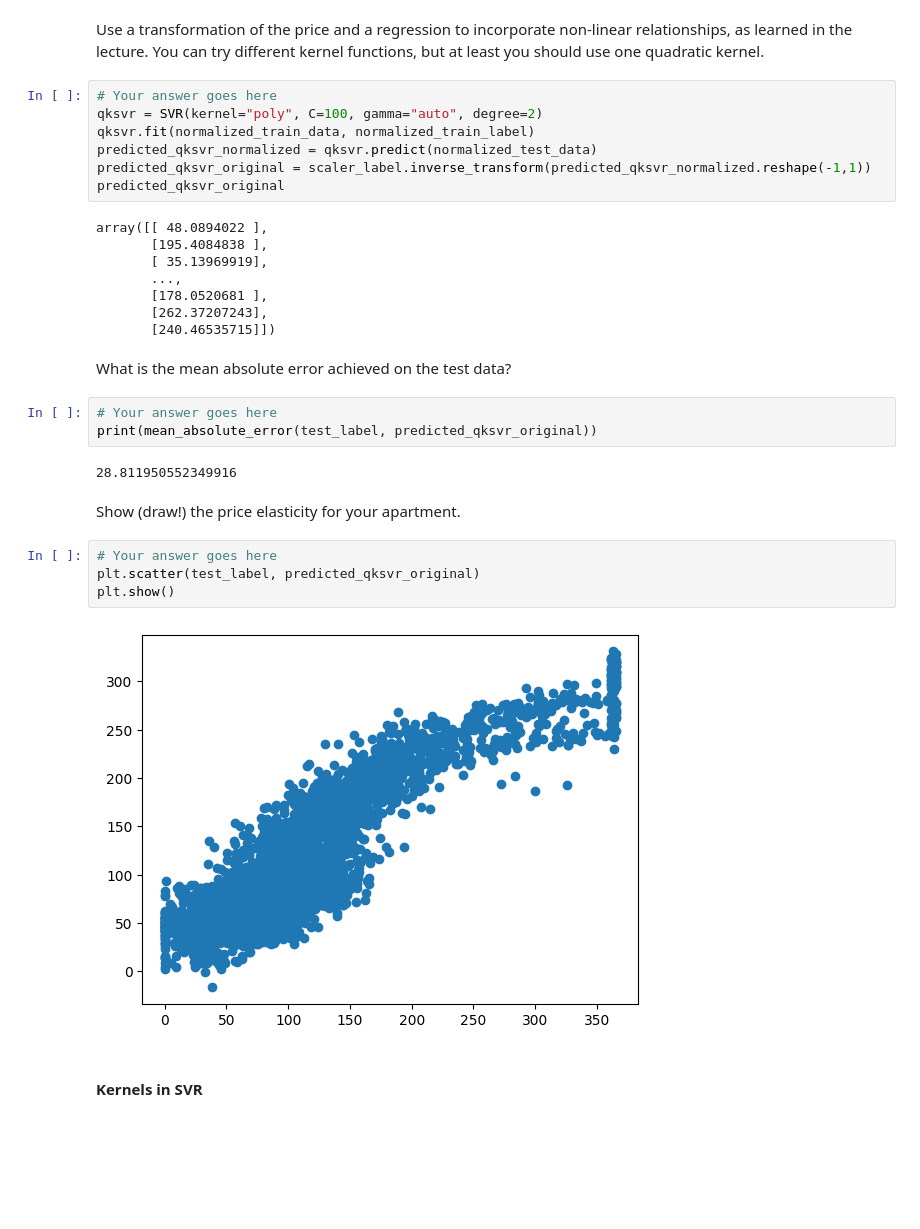
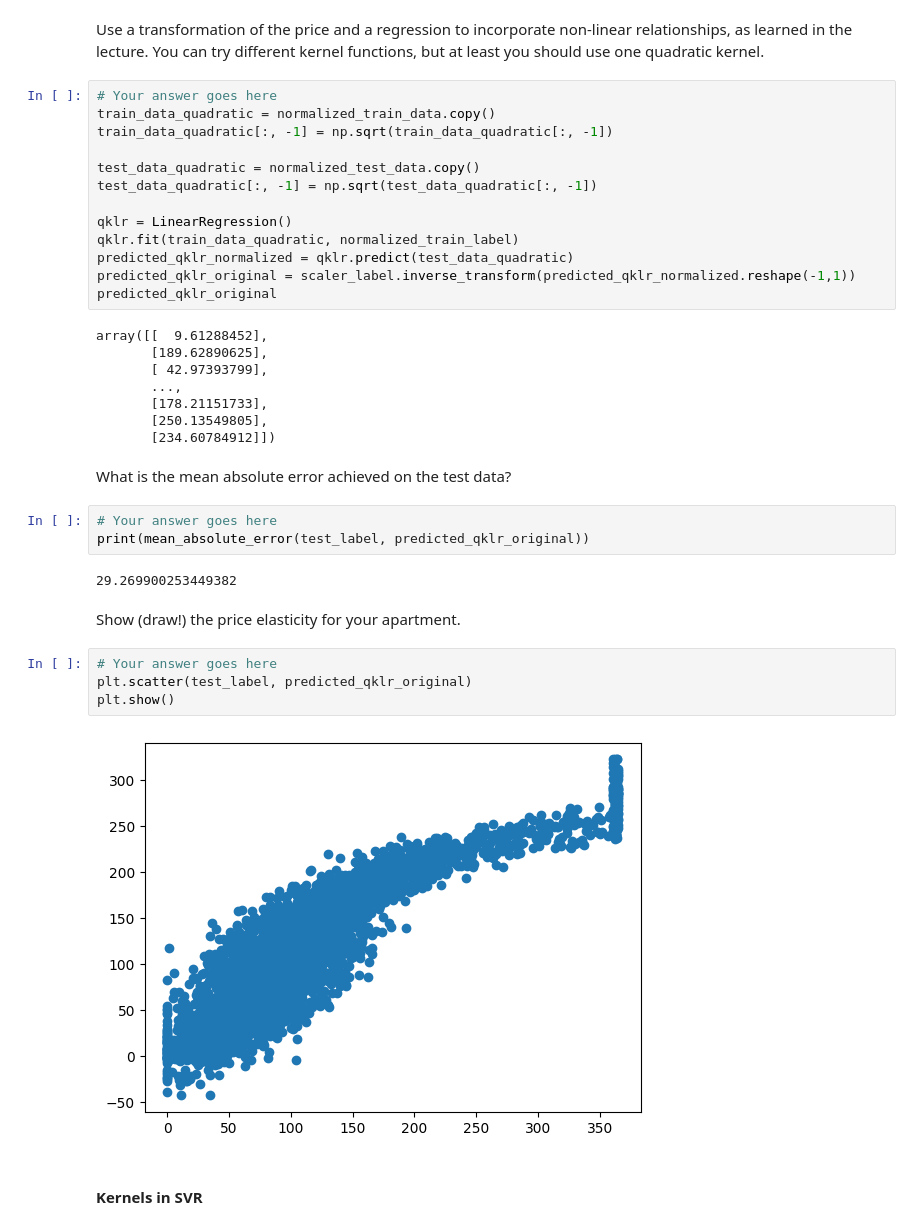
Before and after one commit to drtghosh/intro-to-data-science-assignment, a Jupyter notebook: assignment_1.ipynb, the cells around one changed output. Cells and saved outputs as stored; diff of their text form; blank space fills up the shorter version.

```diff
--- a/assignment_1.ipynb
+++ b/assignment_1.ipynb
@@ -693,34 +710,40 @@ You realize that learning linear relationships only provides limited performance
 Use a transformation of the price and a regression to incorporate non-linear relationships, as learned in the lecture. You can try different kernel functions, but at least you should use one quadratic kernel.
 # %%
 # Your answer goes here
-qksvr = SVR(kernel="poly", C=100, gamma="auto", degree=2)
-qksvr.fit(normalized_train_data, normalized_train_label)
-predicted_qksvr_normalized = qksvr.predict(normalized_test_data)
-predicted_qksvr_original = scaler_label.inverse_transform(predicted_qksvr_normalized.reshape(-1,1))
-predicted_qksvr_original
+train_data_quadratic = normalized_train_data.copy()
+train_data_quadratic[:, -1] = np.sqrt(train_data_quadratic[:, -1])
+
+test_data_quadratic = normalized_test_data.copy()
+test_data_quadratic[:, -1] = np.sqrt(test_data_quadratic[:, -1])
+
+qklr = LinearRegression()
+qklr.fit(train_data_quadratic, normalized_train_label)
+predicted_qklr_normalized = qklr.predict(test_data_quadratic)
+predicted_qklr_original = scaler_label.inverse_transform(predicted_qklr_normalized.reshape(-1,1))
+predicted_qklr_original
 # %% [output]
-array([[ 48.0894022 ],
-       [195.4084838 ],
-       [ 35.13969919],
+array([[  9.61288452],
+       [189.62890625],
+       [ 42.97393799],
        ...,
-       [178.0520681 ],
-       [262.37207243],
-       [240.46535715]])
+       [178.21151733],
+       [250.13549805],
+       [234.60784912]])
 # %% [markdown]
 What is the mean absolute error achieved on the test data?
 # %%
 # Your answer goes here
-print(mean_absolute_error(test_label, predicted_qksvr_original))
+print(mean_absolute_error(test_label, predicted_qklr_original))
 # %% [output]
-28.811950552349916
+29.269900253449382
 # %% [markdown]
 Show (draw!) the price elasticity for your apartment.
 # %%
 # Your answer goes here
-plt.scatter(test_label, predicted_qksvr_original)
+plt.scatter(test_label, predicted_qklr_original)
 plt.show()
 # %% [output]
-[figure, old version]
+[figure, new version]
 # %% [markdown]
 #### Kernels in SVR
 # %% [markdown]
```
Also changed, not shown: parts of 12 cells of this notebook.
